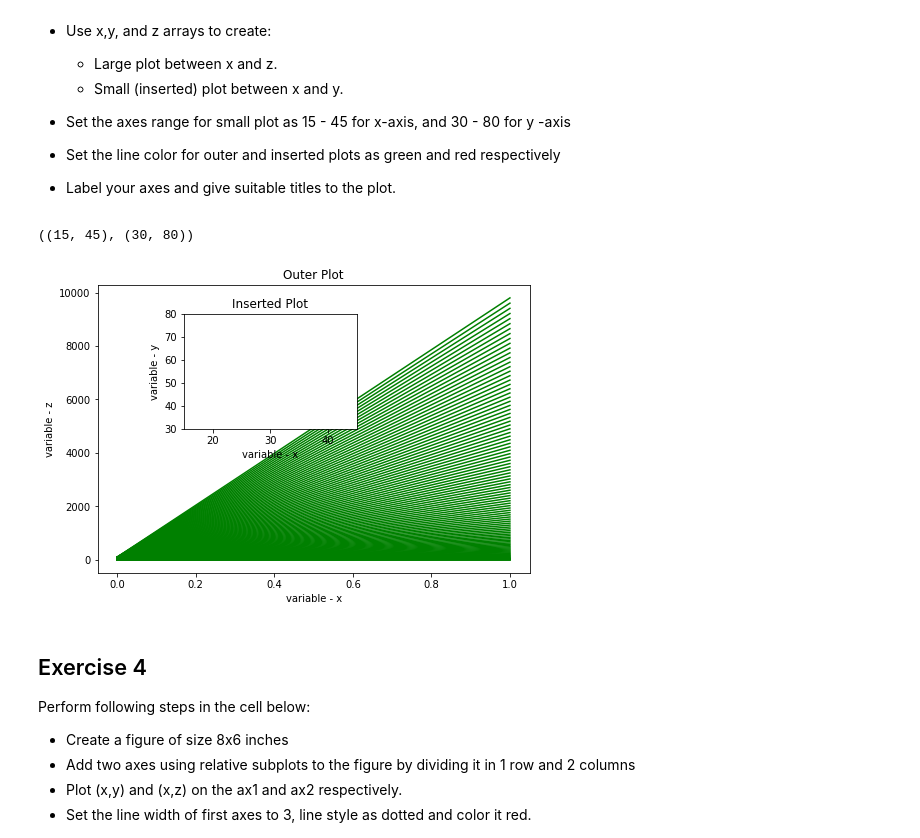
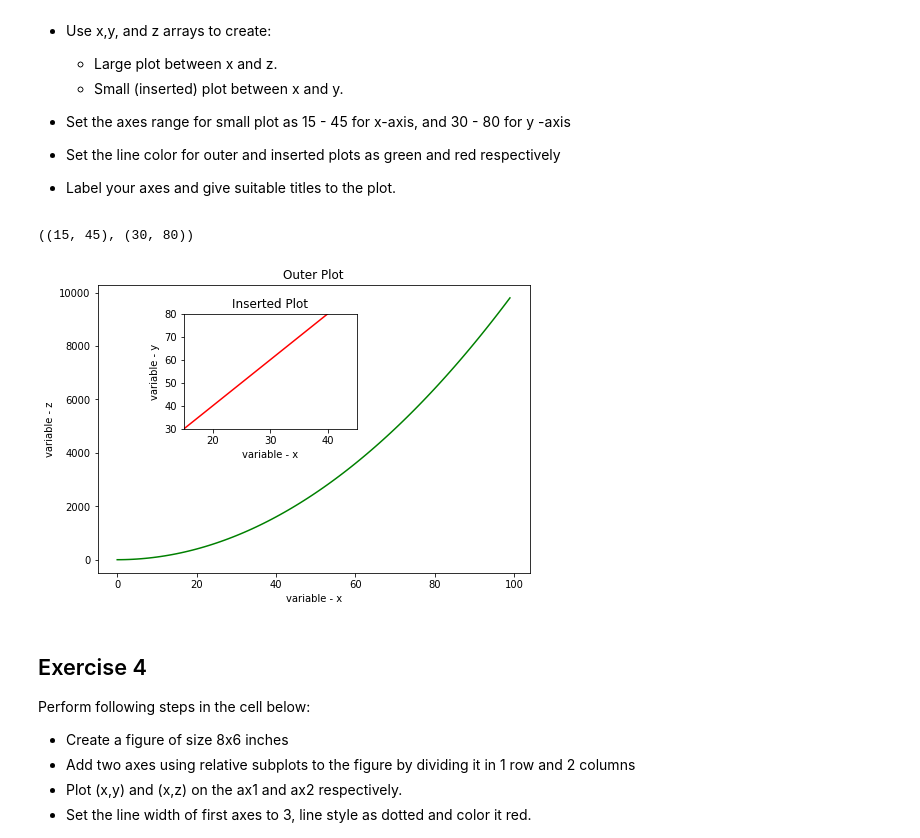
Before and after one commit to loisr/dsc-1-03-13-customizing-visualizations-with-matplotlib-lab-nyc-ds-career-012819, a Jupyter notebook: index.ipynb, the cells around one changed output. Cells and saved outputs as stored; diff of their text form; code cells hidden in the pictures.

```diff
--- a/index.ipynb
+++ b/index.ipynb
@@ -116,22 +116,22 @@ Perform following tasks in the cell below:
 # %%
 fig = plt.figure()
 ax1 = fig.add_axes([0,0,1,1])
 ax2 = fig.add_axes([.2,.5,.4,.4])
 
-ax1.plot([x,z], color='green')
+ax1.plot(x,z, color='green')
 ax1.set_xlabel('variable - x')
 ax1.set_ylabel('variable - z')
 ax1.set_title("Outer Plot")
 
 
-ax2.plot([x,y], color = 'red')
+ax2.plot(y,y, color = 'red')
 ax2.set_xlabel('variable - x')
 ax2.set_ylabel('variable - y')
 ax2.set_title("Inserted Plot")
 ax2.set_xlim(15, 45), ax2.set_ylim(30,80)
 # %% [output]
 ((15, 45), (30, 80))
-[figure, old version]
+[figure, new version]
 # %% [markdown]
 ## Exercise 4
 
```
